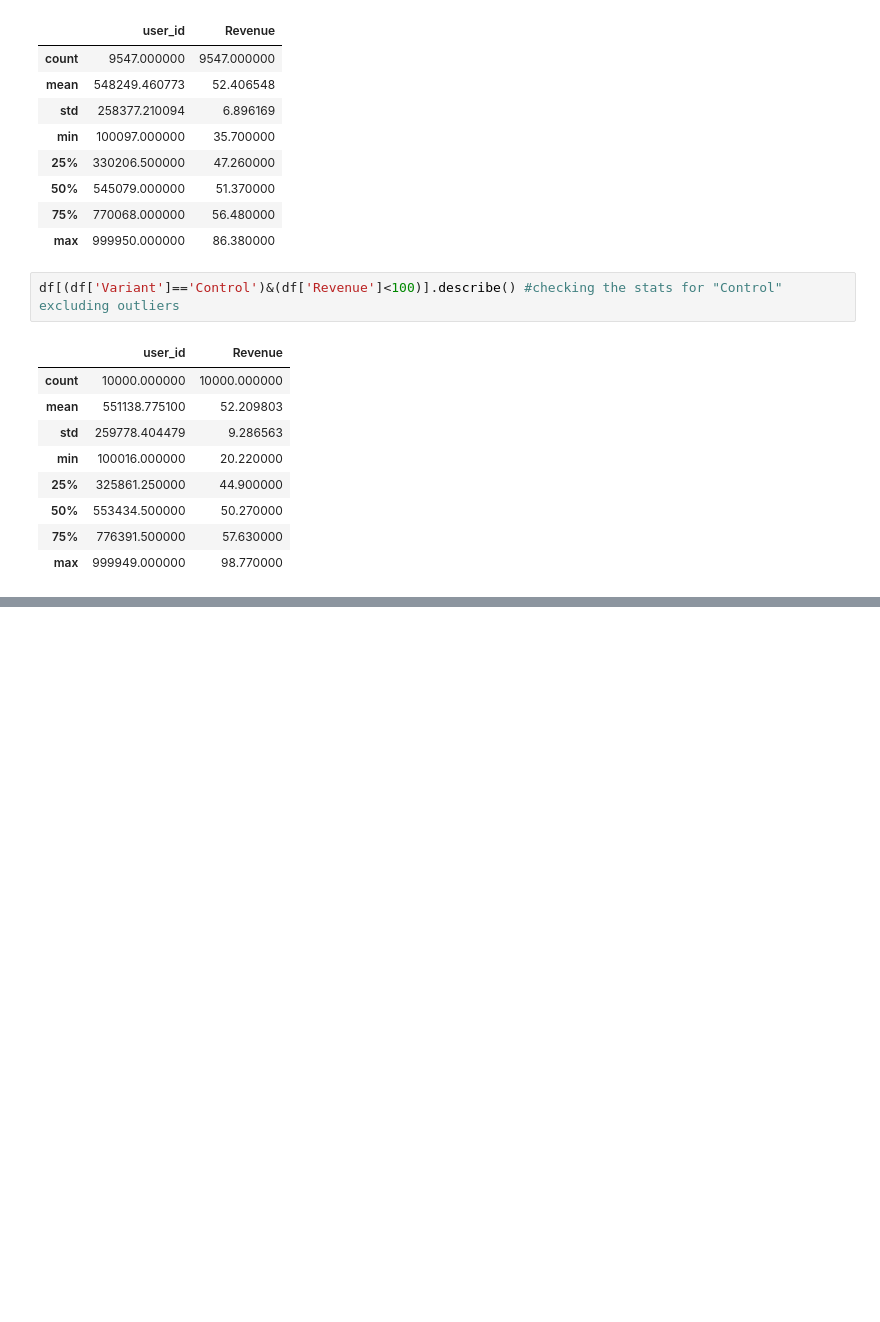
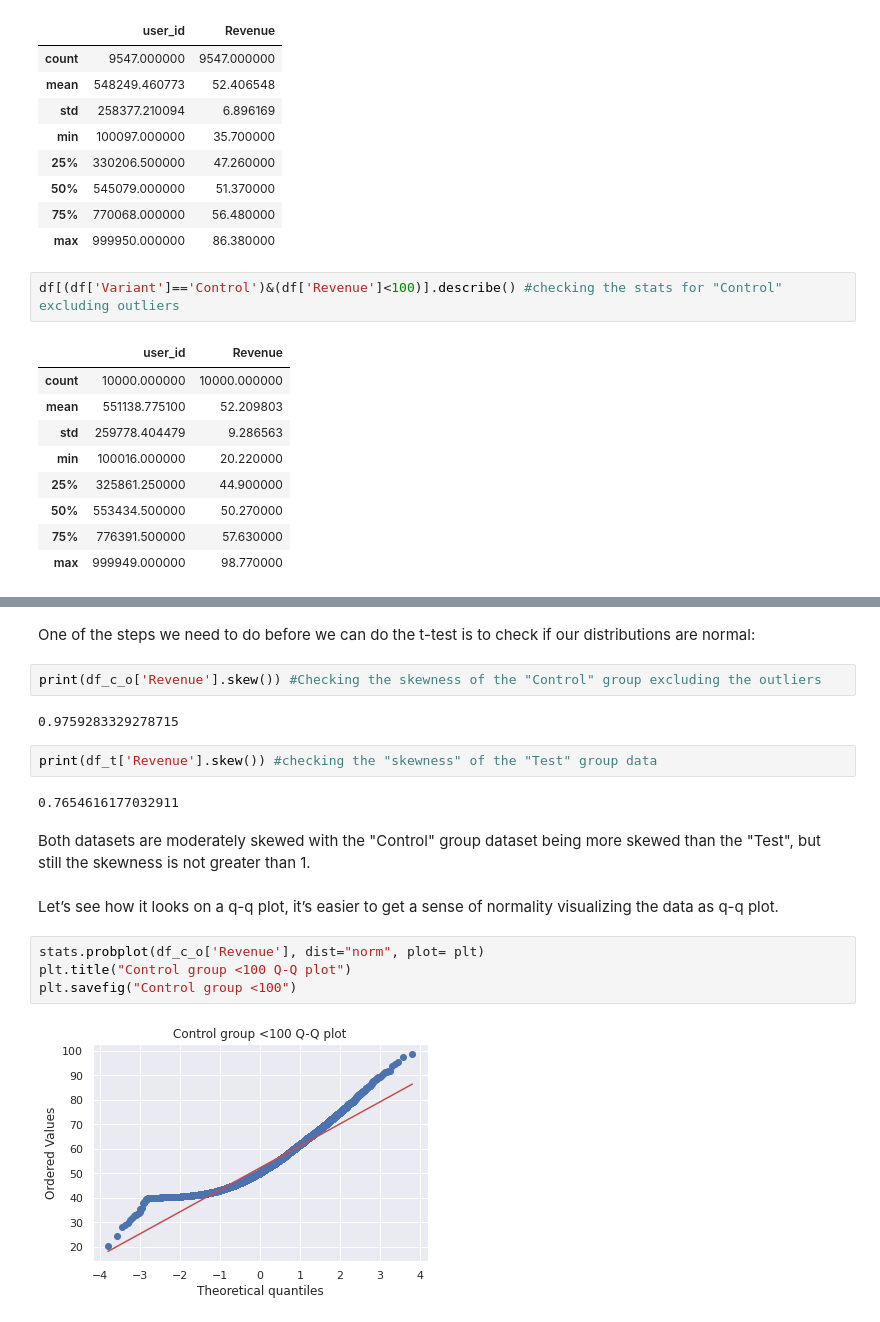
Before and after one commit to Jozefina-Gramatikova/A-B-Test, a Jupyter notebook: A_B_test.ipynb, the cells around one changed output, grey strips where cells are left out. Drawn from its saved outputs; the diff is of its cells as text; blank space fills up the shorter version.

```diff
--- a/A_B_test.ipynb
+++ b/A_B_test.ipynb
@@ -265,0 +274,20 @@ Since the two groups are of a different size - The "Test" group has 9547 datapoi
+# %% [markdown]
+One of the steps we need to do before we can do the t-test is to check if our distributions are normal:
+# %%
+print(df_c_o['Revenue'].skew()) #Checking the skewness of the "Control" group excluding the outliers
+# %% [output]
+0.9759283329278715
+# %%
+print(df_t['Revenue'].skew()) #checking the "skewness" of the "Test" group data
+# %% [output]
+0.7654616177032911
+# %% [markdown]
+Both datasets are moderately skewed with the "Control" group dataset being more skewed than the "Test", but still the skewness is not greater than 1.
+# %% [markdown]
+Let’s see how it looks on a q-q plot, it’s easier to get a sense of normality visualizing the data as q-q plot.
+# %%
+stats.probplot(df_c_o['Revenue'], dist="norm", plot= plt)
+plt.title("Control group <100 Q-Q plot")
+plt.savefig("Control group <100")
+# %% [output]
+[figure, added]
```
Also changed, not shown: parts of 12 cells of this notebook.
